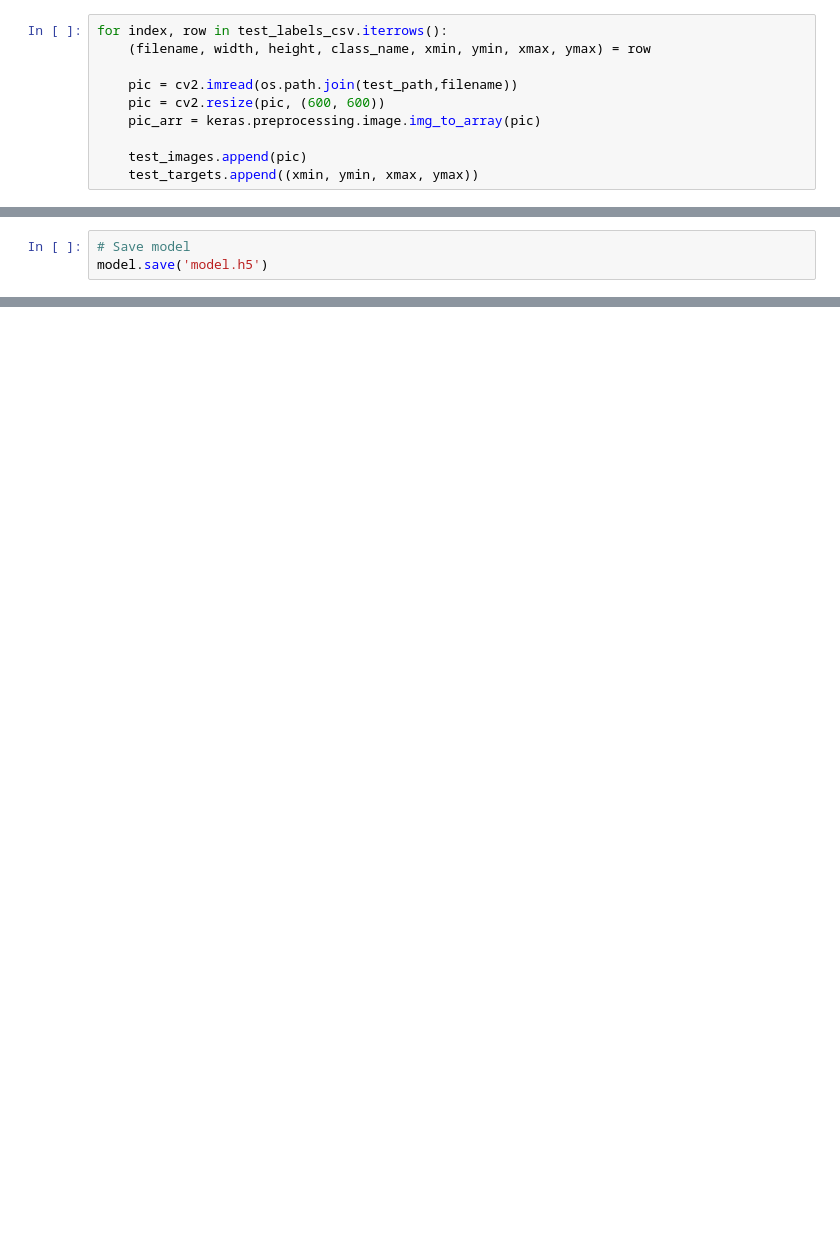
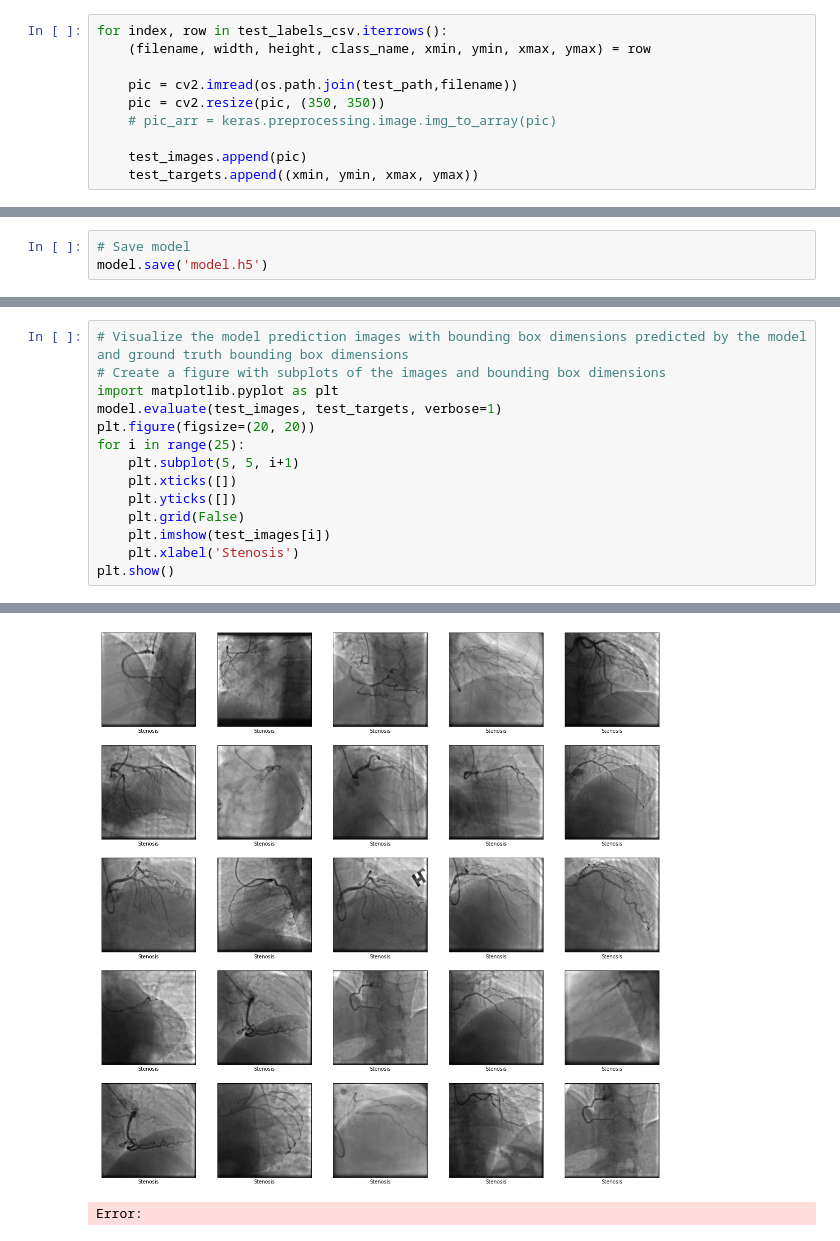
Before and after one commit to NevilleMthw/Stenosis-Project, a Jupyter notebook: new_model.ipynb, the cells around one changed output, grey strips where cells are left out. Cells and saved outputs as stored; diff of their text form; blank space fills up the shorter version.

```diff
--- a/new_model.ipynb
+++ b/new_model.ipynb
@@ -173,8 +183,8 @@ for index, row in test_labels_csv.iterrows():
     (filename, width, height, class_name, xmin, ymin, xmax, ymax) = row
 
     pic = cv2.imread(os.path.join(test_path,filename))
-    pic = cv2.resize(pic, (600, 600))
-    pic_arr = keras.preprocessing.image.img_to_array(pic)
+    pic = cv2.resize(pic, (350, 350))
+    # pic_arr = keras.preprocessing.image.img_to_array(pic)
 
     test_images.append(pic)
     test_targets.append((xmin, ymin, xmax, ymax))
@@ -318,0 +360,15 @@ model.save('model.h5')
+# %%
+# Visualize the model prediction images with bounding box dimensions predicted by the model and ground truth bounding box dimensions
+# Create a figure with subplots of the images and bounding box dimensions
+import matplotlib.pyplot as plt
+model.evaluate(test_images, test_targets, verbose=1)
+plt.figure(figsize=(20, 20))
+for i in range(25):
+    plt.subplot(5, 5, i+1)
+    plt.xticks([])
+    plt.yticks([])
+    plt.grid(False)
+    plt.imshow(test_images[i])
+    plt.xlabel('Stenosis')
+plt.show()
+# %% [output]
@@ -318,0 +377,2 @@ model.save('model.h5')
+[figure, added]
+Error:
```
Also changed, not shown: parts of 17 cells of this notebook.
